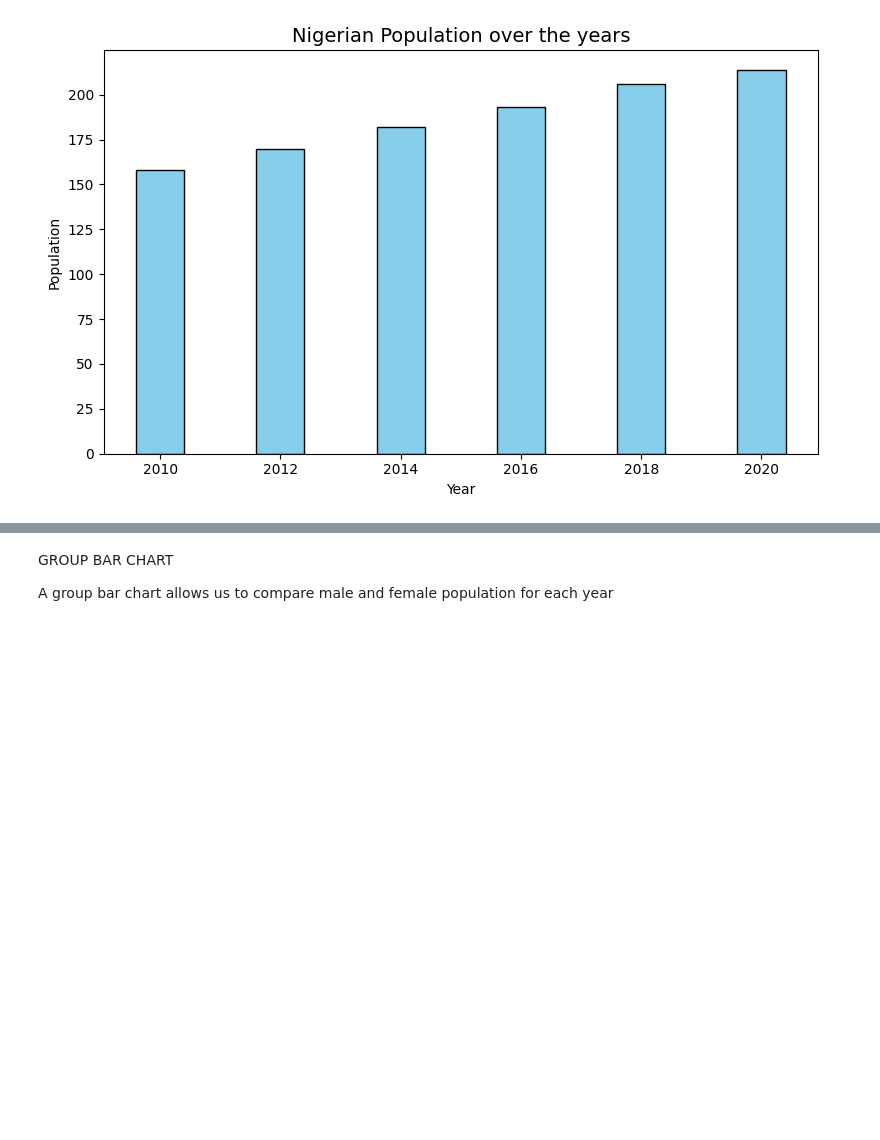
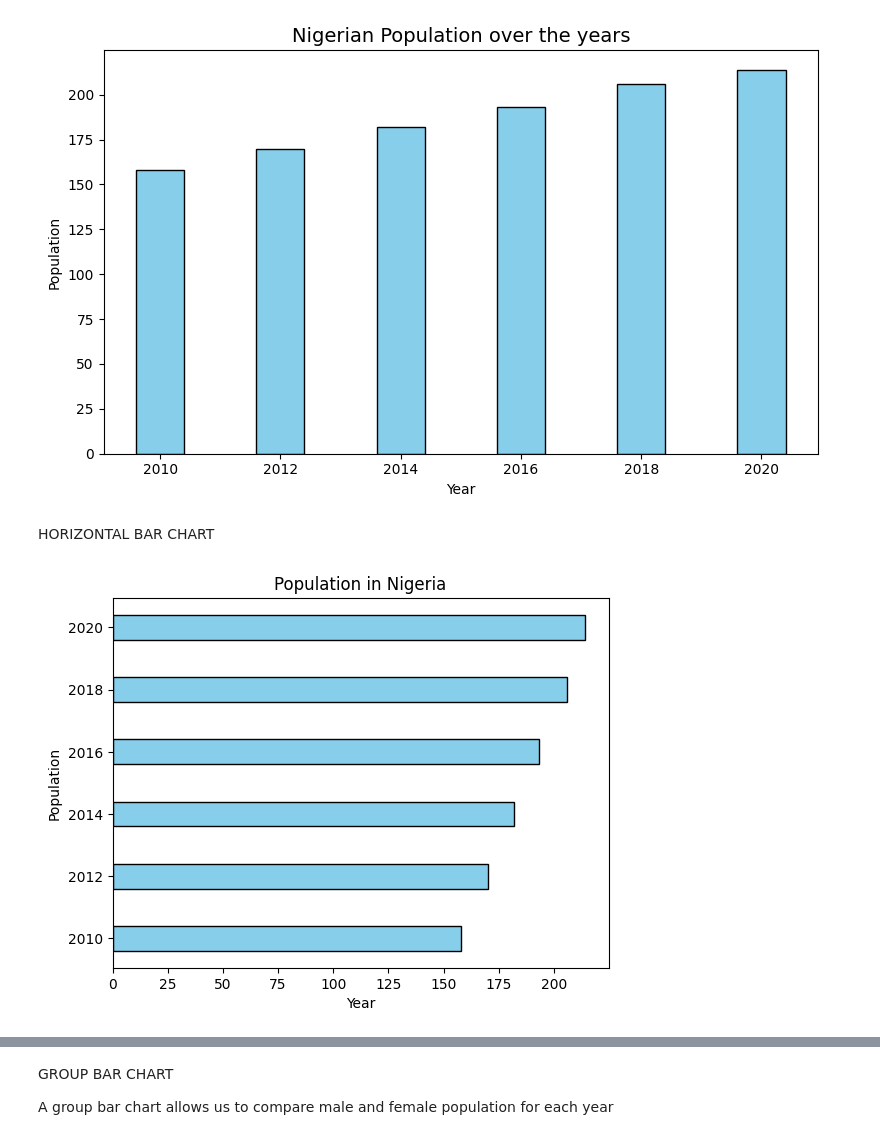
Before and after one commit to ElizabethOgbee/Data-Analytics-Python, a Jupyter notebook: pandas/zmatlip1_intro.ipynb, the cells around one changed output, grey strips where cells are left out. Drawn from its saved outputs; the diff is of its cells as text; code cells hidden in the pictures; blank space fills up the shorter version.

```diff
--- a/pandas/zmatlip1_intro.ipynb
+++ b/pandas/zmatlip1_intro.ipynb
@@ -78,3 +78,13 @@ plt.tight_layout()
 plt.show()
 # %% [output]
 [figure]
+# %% [markdown]
+HORIZONTAL BAR CHART
+# %%
+plt.barh(years, population, color='skyblue', edgecolor='black')  # horizontal bars
+plt.xlabel('Year')
+plt.ylabel('Population')
+plt.title('Population in Nigeria')
+plt.show()
+# %% [output]
+[figure, added]
```
Also changed, not shown: parts of 6 cells of this notebook.
